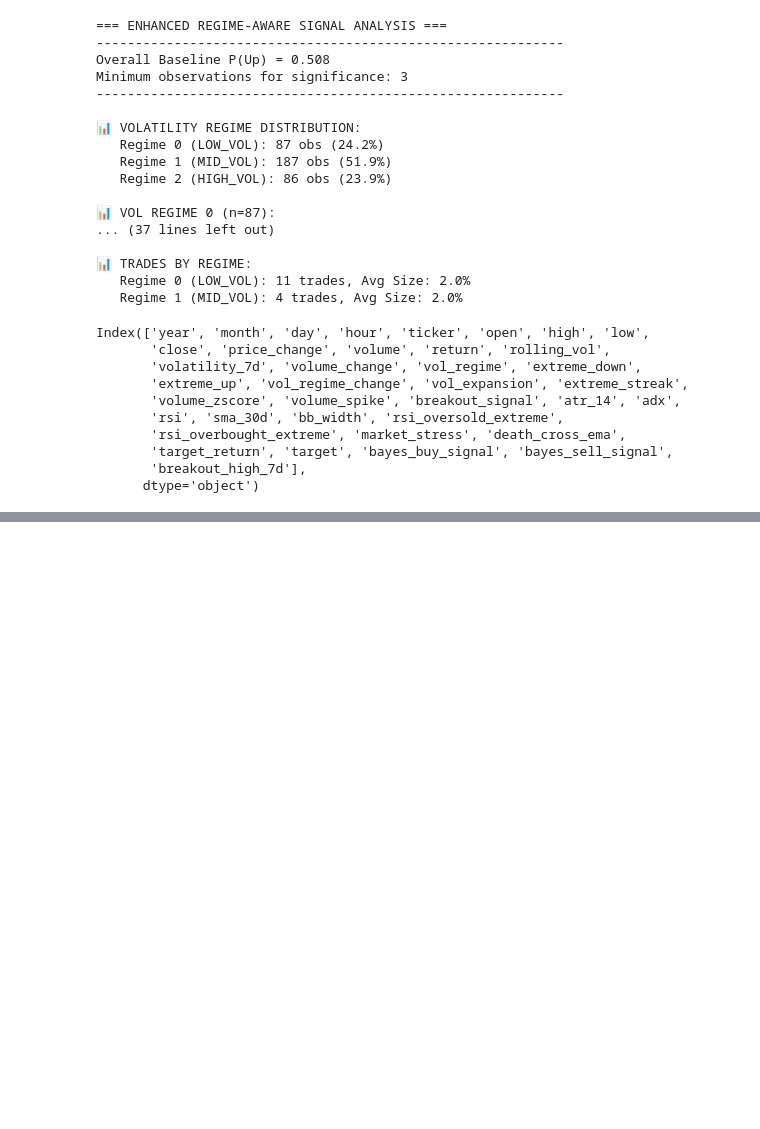
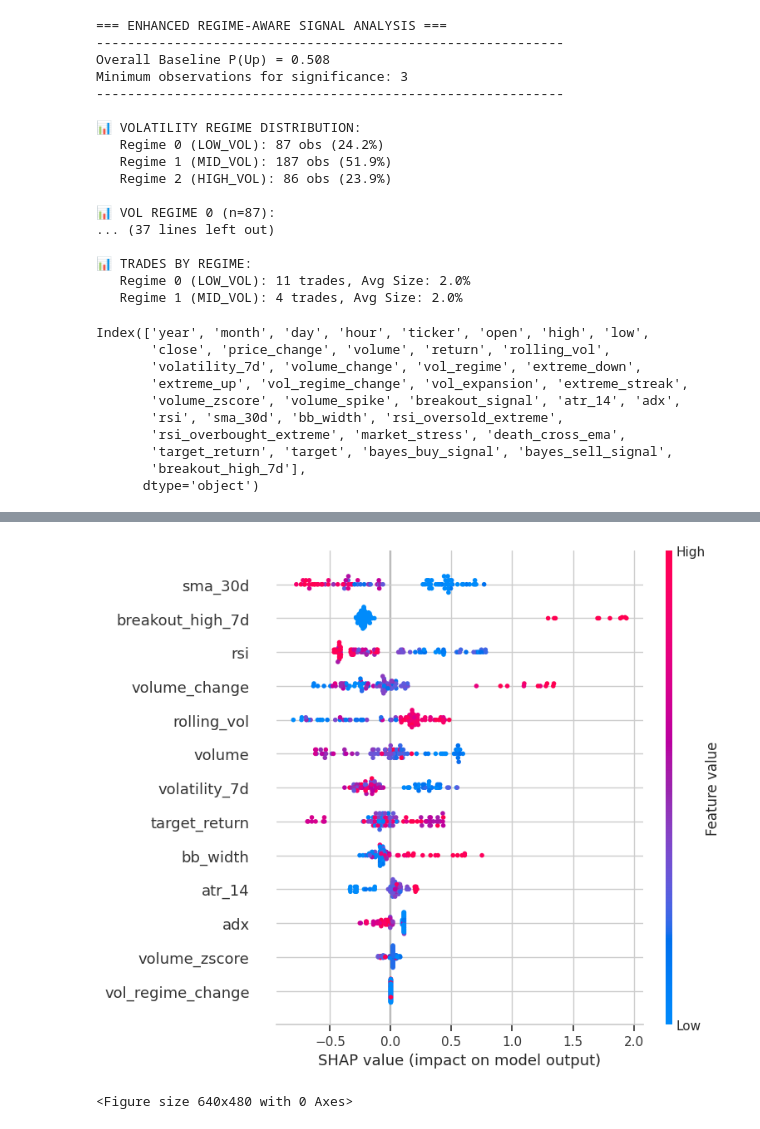
Before and after one commit to pynat/probabilistic_trading_strategies_solana, a Jupyter notebook: quant.ipynb, the cells around one changed output, grey strips where cells are left out. Cells and saved outputs as stored; diff of their text form; code cells hidden in the pictures; blank space fills up the shorter version.

```diff
--- a/quant.ipynb
+++ b/quant.ipynb
@@ -1992,0 +1997,8 @@ XGBoost R² Score on the Validation Set: 1.0000
+# %%
+# beeswarm plot
+shap.summary_plot(shap_values, X_train, feature_names=X_train.columns)
+plt.tight_layout()
+plt.show()
+# %% [output]
+[figure, added]
+<Figure size 640x480 with 0 Axes>
```
Also changed, not shown: parts of 19 cells of this notebook, 2 other files.
